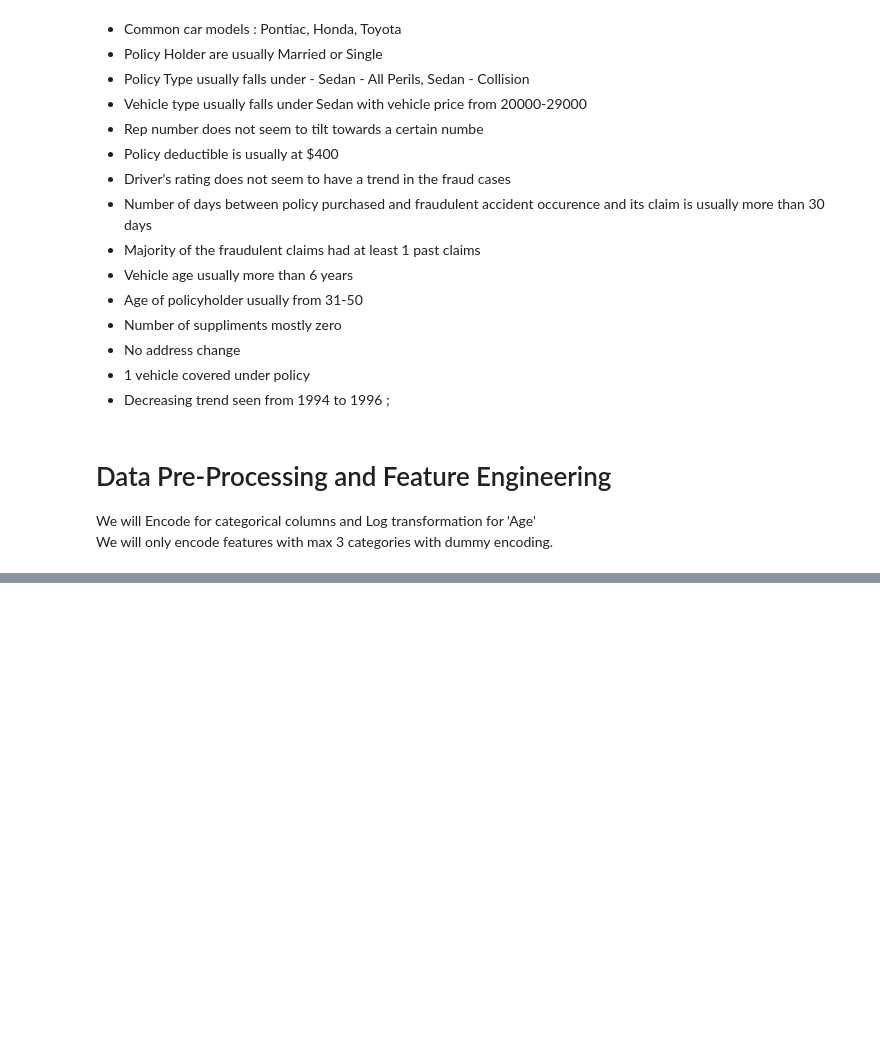
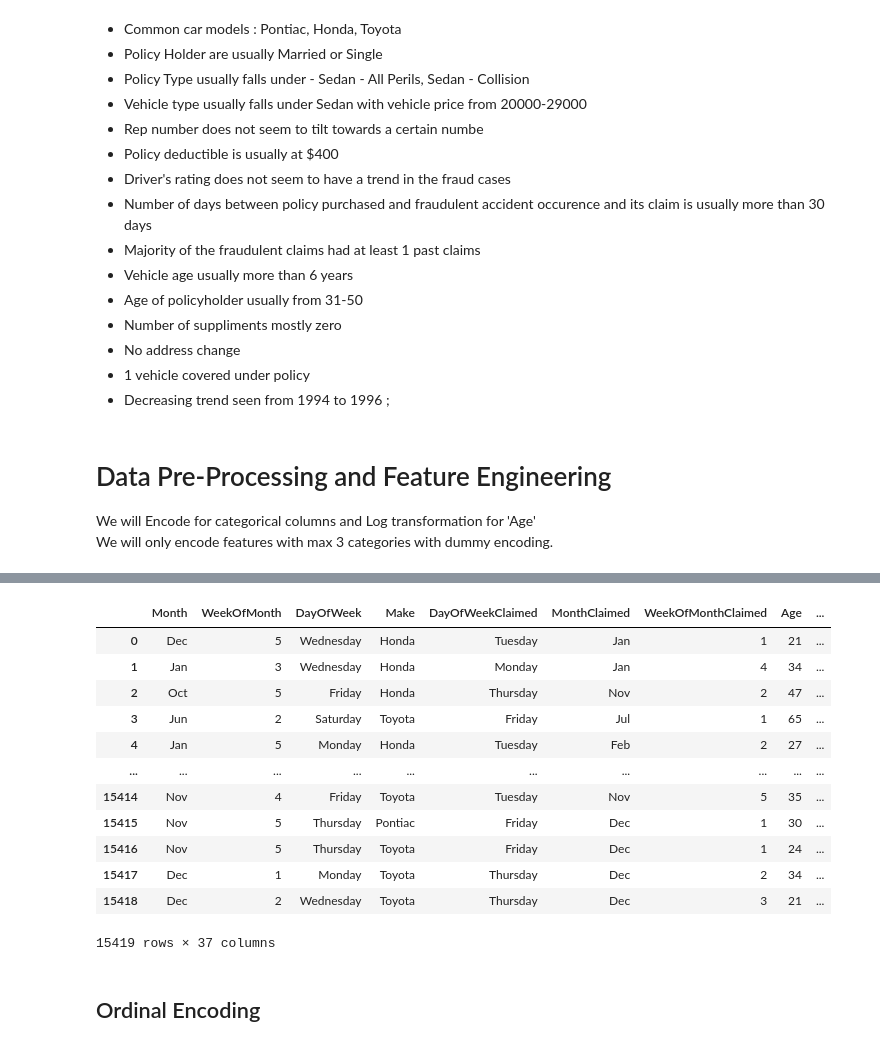
Before and after one commit to irungus/Applied-Machine-Learning, a Jupyter notebook: POA CAT 1.ipynb, the cells around one changed output, grey strips where cells are left out. Cells and saved outputs as stored; diff of their text form; code cells hidden in the pictures; blank space fills up the shorter version.

```diff
--- a/POA CAT 1.ipynb
+++ b/POA CAT 1.ipynb
@@ -525,0 +639,7 @@ We will only encode features with max 3 categories with dummy encoding.
+# %%
+to_str = ['WeekOfMonth', 'WeekOfMonthClaimed','RepNumber', 'Deductible', 'DriverRating', 'Year']
+# For Loop to convert the date type to string
+for i in to_str:
+    data[i]= data[i].astype('str')
+
+data.info()
@@ -525,0 +666,6 @@ We will only encode features with max 3 categories with dummy encoding.
+# %%
+dummies= ['AccidentArea', 'Sex', 'Fault', 'PoliceReportFiled', 'WitnessPresent', 'AgentType', 'MaritalStatus',
+          'Days_Policy_Accident', 'Days_Policy_Claim', 'AddressChange_Claim', 'NumberOfCars','PolicyType', 'VehicleCategory', 'Year','BasePolicy']
+# %%
+dum = pd.get_dummies(data[dummies], drop_first=True, dtype= 'int64')
+dum
@@ -525,0 +686,3 @@ We will only encode features with max 3 categories with dummy encoding.
+# %%
+data_dum= pd.concat([data, dum], axis = 1)
+data_dum
@@ -525,0 +723,19 @@ We will only encode features with max 3 categories with dummy encoding.
+# %%
+data_dum.drop(dummies,axis = 1, inplace = True)
+data_dum
+# %% [output]
+|  | Month | WeekOfMonth | DayOfWeek | Make | DayOfWeekClaimed | MonthClaimed | WeekOfMonthClaimed | Age | ... |
+| 0 | Dec | 5 | Wednesday | Honda | Tuesday | Jan | 1 | 21 | ... |
+| 1 | Jan | 3 | Wednesday | Honda | Monday | Jan | 4 | 34 | ... |
+| 2 | Oct | 5 | Friday | Honda | Thursday | Nov | 2 | 47 | ... |
+| 3 | Jun | 2 | Saturday | Toyota | Friday | Jul | 1 | 65 | ... |
+| 4 | Jan | 5 | Monday | Honda | Tuesday | Feb | 2 | 27 | ... |
+| ... | ... | ... | ... | ... | ... | ... | ... | ... | ... |
+| 15414 | Nov | 4 | Friday | Toyota | Tuesday | Nov | 5 | 35 | ... |
+| 15415 | Nov | 5 | Thursday | Pontiac | Friday | Dec | 1 | 30 | ... |
+| 15416 | Nov | 5 | Thursday | Toyota | Friday | Dec | 1 | 24 | ... |
+| 15417 | Dec | 1 | Monday | Toyota | Thursday | Dec | 2 | 34 | ... |
+| 15418 | Dec | 2 | Wednesday | Toyota | Thursday | Dec | 3 | 21 | ... |
+15419 rows × 37 columns
+# %% [markdown]
+## Ordinal Encoding
```
Also changed, not shown: parts of 24 cells of this notebook.
